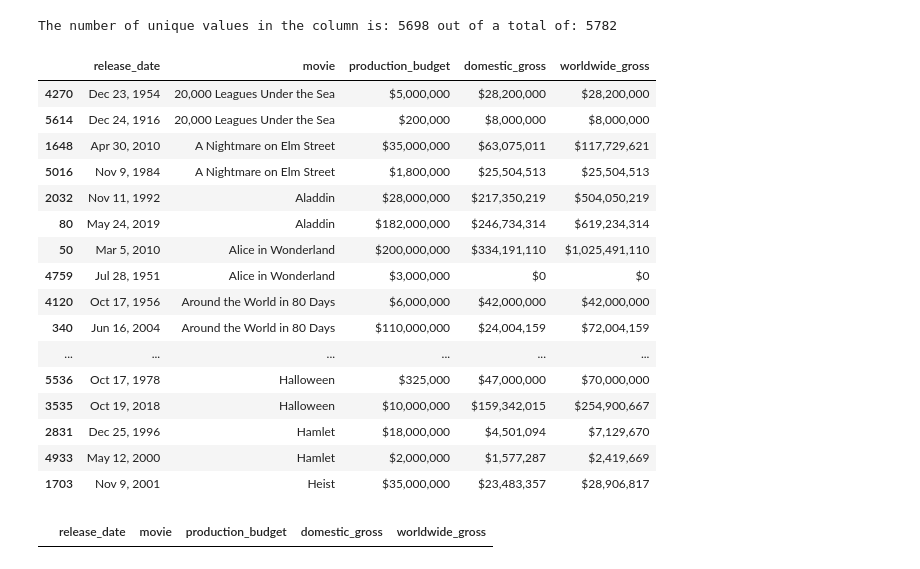
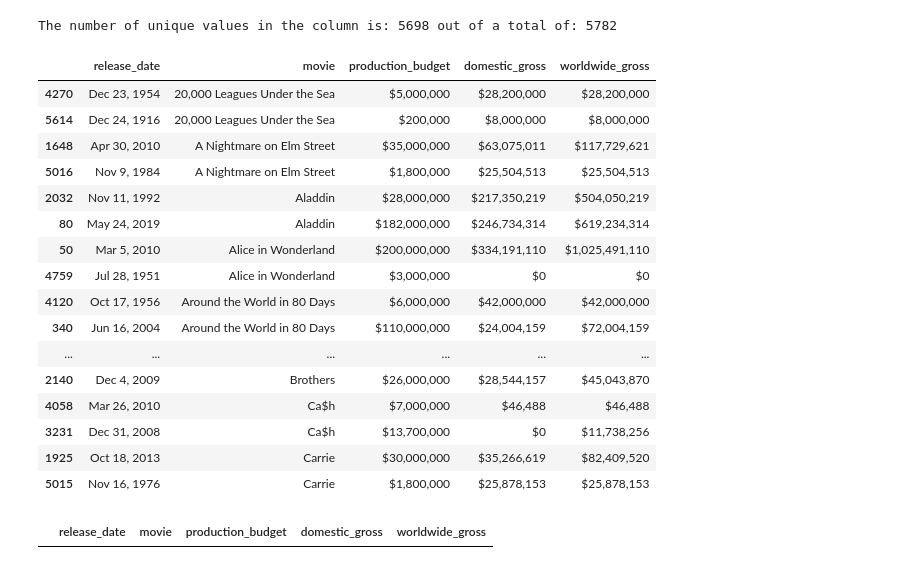
Before and after one commit to NguyoJer/dsc-phase-1-project-v2-4, a Jupyter notebook: student.ipynb, the cells around one changed output. Saved outputs shown, nothing was run; the diff lists cells and outputs as text; code cells hidden in the pictures.

```diff
--- a/student.ipynb
+++ b/student.ipynb
@@ -311,25 +410,25 @@ The number of unique values in the column is: 5698 out of a total of: 5782
 # %%
 # filter all the duplicated movie names and sort by the name to inspect the rows further
 filt = movie_budgets_df.duplicated(subset=['movie'], keep=False)
-movie_budgets_df.loc[filt].sort_values(by=['movie']).head(60)
+movie_budgets_df.loc[filt].sort_values(by=['movie']).head(20)
 # %% [output]
 |  | release_date | movie | production_budget | domestic_gross | worldwide_gross |
 | 4270 | Dec 23, 1954 | 20,000 Leagues Under the Sea | $5,000,000 | $28,200,000 | $28,200,000 |
 | 5614 | Dec 24, 1916 | 20,000 Leagues Under the Sea | $200,000 | $8,000,000 | $8,000,000 |
 | 1648 | Apr 30, 2010 | A Nightmare on Elm Street | $35,000,000 | $63,075,011 | $117,729,621 |
 | 5016 | Nov 9, 1984 | A Nightmare on Elm Street | $1,800,000 | $25,504,513 | $25,504,513 |
 | 2032 | Nov 11, 1992 | Aladdin | $28,000,000 | $217,350,219 | $504,050,219 |
 | 80 | May 24, 2019 | Aladdin | $182,000,000 | $246,734,314 | $619,234,314 |
 | 50 | Mar 5, 2010 | Alice in Wonderland | $200,000,000 | $334,191,110 | $1,025,491,110 |
 | 4759 | Jul 28, 1951 | Alice in Wonderland | $3,000,000 | $0 | $0 |
 | 4120 | Oct 17, 1956 | Around the World in 80 Days | $6,000,000 | $42,000,000 | $42,000,000 |
 | 340 | Jun 16, 2004 | Around the World in 80 Days | $110,000,000 | $24,004,159 | $72,004,159 |
 | ... | ... | ... | ... | ... | ... |
-| 5536 | Oct 17, 1978 | Halloween | $325,000 | $47,000,000 | $70,000,000 |
-| 3535 | Oct 19, 2018 | Halloween | $10,000,000 | $159,342,015 | $254,900,667 |
-| 2831 | Dec 25, 1996 | Hamlet | $18,000,000 | $4,501,094 | $7,129,670 |
-| 4933 | May 12, 2000 | Hamlet | $2,000,000 | $1,577,287 | $2,419,669 |
-| 1703 | Nov 9, 2001 | Heist | $35,000,000 | $23,483,357 | $28,906,817 |
+| 2140 | Dec 4, 2009 | Brothers | $26,000,000 | $28,544,157 | $45,043,870 |
+| 4058 | Mar 26, 2010 | Ca$h | $7,000,000 | $46,488 | $46,488 |
+| 3231 | Dec 31, 2008 | Ca$h | $13,700,000 | $0 | $11,738,256 |
+| 1925 | Oct 18, 2013 | Carrie | $30,000,000 | $35,266,619 | $82,409,520 |
+| 5015 | Nov 16, 1976 | Carrie | $1,800,000 | $25,878,153 | $25,878,153 |
 # %%
 #further inspection to see whether we have instances of having both the movie and release_date of one record duplicated
 filt2 = movie_budgets_df.duplicated(subset=['movie','release_date'], keep=False)
```
Also changed, not shown: parts of 28 cells of this notebook.
